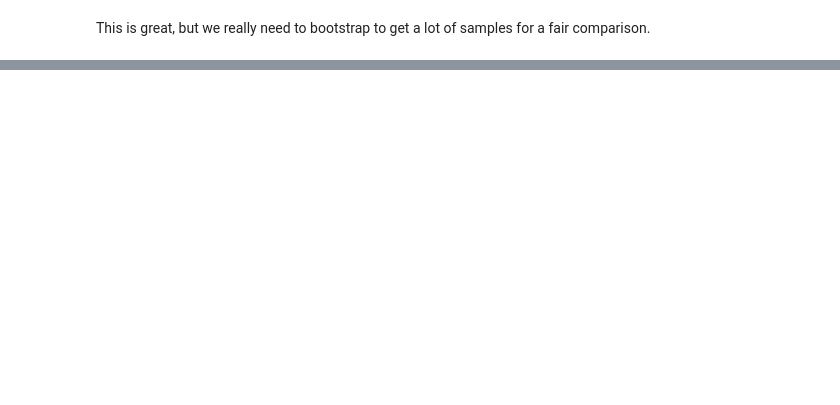
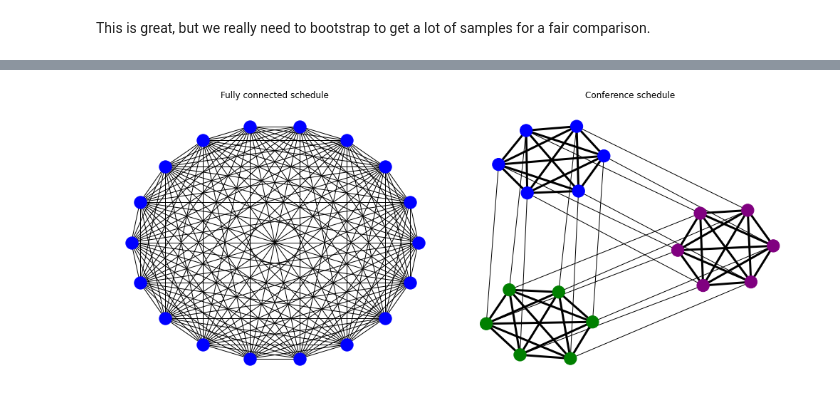
Before and after one commit to btatkinson/NCAA-basketball-Capstone, a Jupyter notebook: notebooks/exploratory/team_network_demo.ipynb, the cells around one changed output, grey strips where cells are left out. Saved outputs shown, nothing was run; the diff lists cells and outputs as text; code cells hidden in the pictures; blank space fills up the shorter version.

```diff
--- a/notebooks/exploratory/team_network_demo.ipynb
+++ b/notebooks/exploratory/team_network_demo.ipynb
@@ -203,3 +212,92 @@ This time, I will do the same amount of games for each team. However, there will
+# %%
+
+def get_conference_schedule(teams):
+
+    """
+
+    Generates conference and non-con schedule with each team playing each team in their conference 3 times
+    2 non-con games, one from each other conference
+
+    """
+
+    team_names = list(teams.name)
+    random.shuffle(team_names)
+    conf_affiliation = {
+
+    }
+    conf_a_teams = []
+    conf_b_teams = []
+    conf_c_teams = []
+
+    for conf_a_name in team_names[:6]:
+        conf_affiliation[conf_a_name] = 'A'
+        conf_a_teams.append(conf_a_name)
+    for conf_b_name in team_names[6:12]:
+        conf_affiliation[conf_b_name] = 'B'
+        conf_b_teams.append(conf_b_name)
+    for conf_c_name in team_names[12:]:
+        conf_affiliation[conf_c_name] = 'C'
+        conf_c_teams.append(conf_c_name)
+
+    conf_a_schedule = list(combinations(conf_a_teams,2)) * 3
+    conf_b_schedule = list(combinations(conf_b_teams,2)) * 3
+    conf_c_schedule = list(combinations(conf_c_teams,2)) * 3
+
+    full_schedule = conf_a_schedule + conf_b_schedule + conf_c_schedule
+
+    for i in range(6):
+        full_schedule.extend([(conf_a_teams[i], conf_b_teams[i]), (conf_a_teams[i], conf_c_teams[i]), (conf_c_teams[i], conf_b_teams[i])])
+
+    assert(len(full_schedule)==153)
+    teams['conf_name'] = teams['name'].map(conf_affiliation)
+
+    return conf_affiliation, full_schedule
+
+conf_affiliation, conf_schedule = get_conference_schedule(teams)
+# change conf_schedule to weighted graph
+conf_schedule = pd.DataFrame(conf_schedule, columns=['team_1','team_2']).drop_duplicates().reset_index(drop=True)
+conf_schedule['team_1_conf'] = conf_schedule['team_1'].map(conf_affiliation)
+conf_schedule['team_2_conf'] = conf_schedule['team_2'].map(conf_affiliation)
+conf_schedule['weight'] = np.where(conf_schedule['team_1_conf'].copy()==conf_schedule['team_2_conf'].copy(), 3, 1)
+
+conf_schedule = list(conf_schedule[['team_1','team_2','weight']].values)
+conf_schedule = [tuple(row) for row in conf_schedule]
+
+### illustrating ###
+
+g1 = nx.MultiGraph()
+g2 = nx.Graph()
+
+g1.add_nodes_from(list(team_order))
+g2.add_nodes_from(list(team_order))
+
+g1.add_edges_from(schedule)
+g2.add_weighted_edges_from(conf_schedule)
+
+conf_colormap = {
+    'A':'blue',
+    'B':'green',
+    'C':'purple'
+}
+colormap = []
+for node in g2:
+    colormap.append(conf_colormap[conf_affiliation[node]])
+fig, axes = plt.subplots(1, 2, figsize=(14,6))
+
+ax1 = axes[0]
+ax2 = axes[1]
+ax1.set_title('Fully connected schedule')
+ax2.set_title('Conference schedule')
+nx.draw_circular(g1, ax=ax1, node_color='blue')
+pos = nx.spring_layout(g2)
+labels = nx.get_edge_attributes(g2,'weight')
+
+weights = [g2[u][v]['weight'] for u,v in g2.edges()]
+nx.draw_networkx(g2, pos, ax=ax2, node_color=colormap,width=weights,with_labels=False)
+ax2.axis("off")
+plt.tight_layout()
+# %% [output]
+[figure, added]
 # %%
 
 def sim_conf_season():
```
Also changed, not shown: parts of 14 cells of this notebook.
